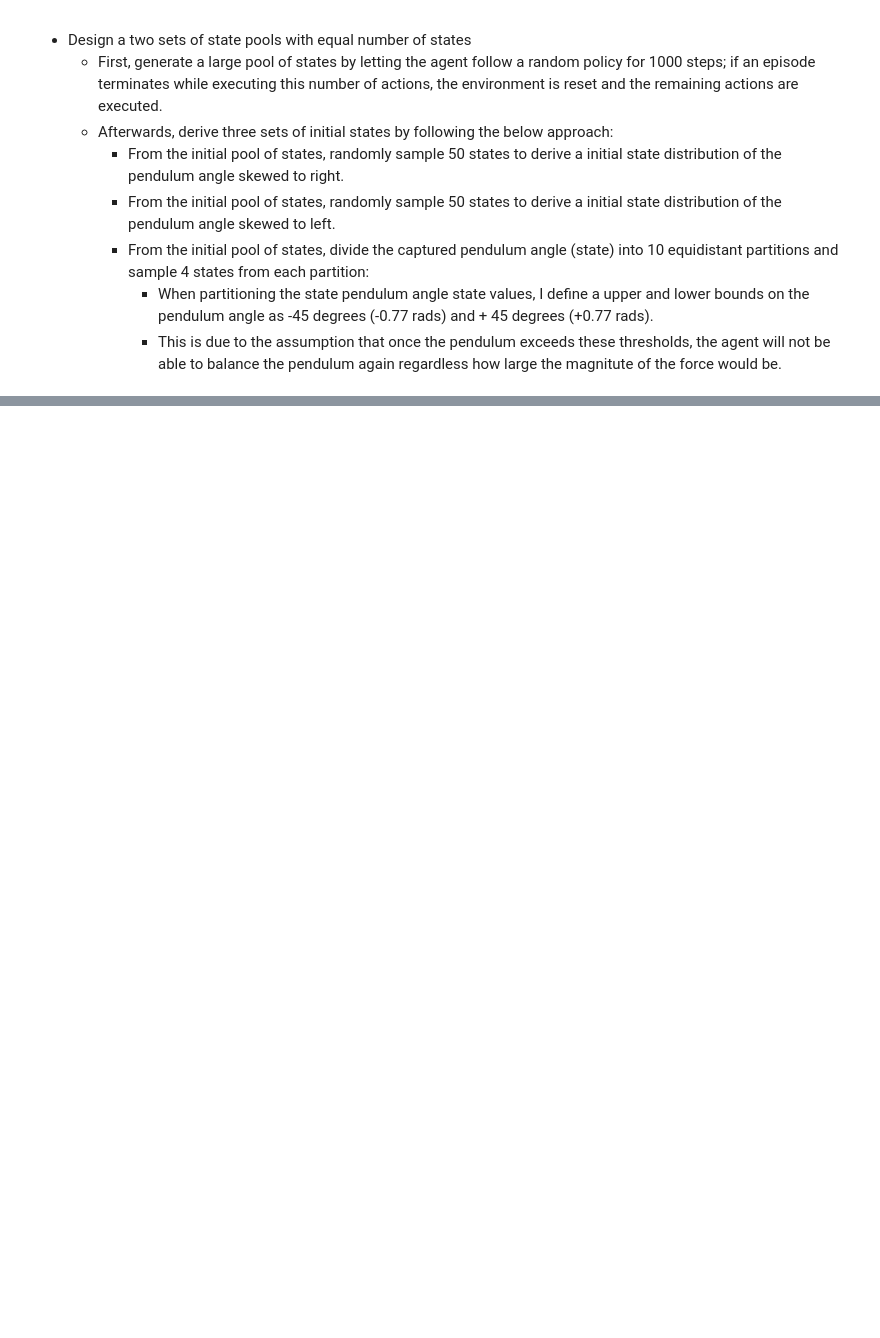
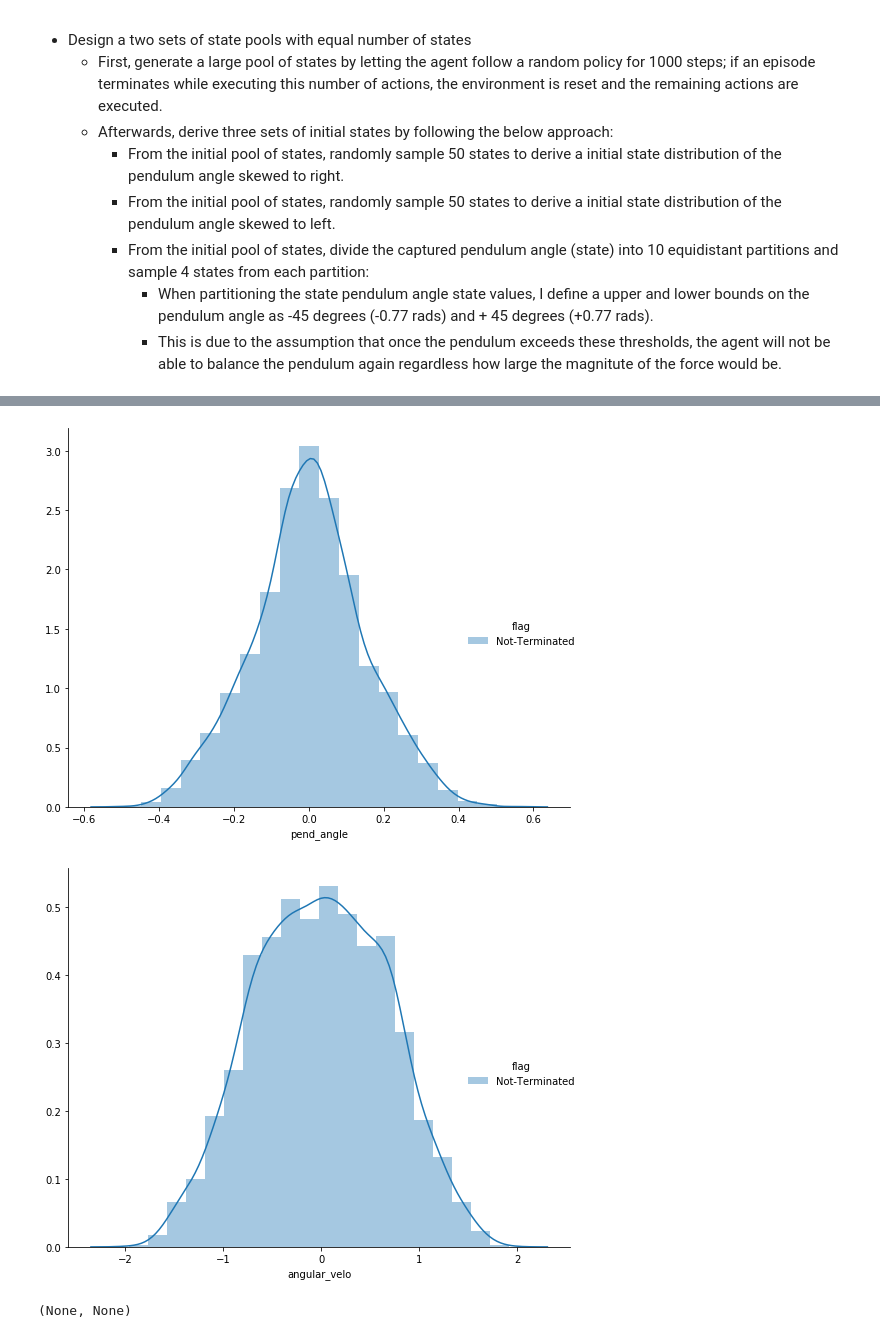
Before and after one commit to PandulaP/RL_Research, a Jupyter notebook: Pb_policy_iteration/cart_pole_modified_env/initial_state_analysis/initial_state_analysis.ipynb, the cells around one changed output, grey strips where cells are left out. Saved outputs shown, nothing was run; the diff lists cells and outputs as text; code cells hidden in the pictures; blank space fills up the shorter version.

```diff
--- a/Pb_policy_iteration/cart_pole_modified_env/initial_state_analysis/initial_state_analysis.ipynb
+++ b/Pb_policy_iteration/cart_pole_modified_env/initial_state_analysis/initial_state_analysis.ipynb
@@ -160,0 +170,22 @@ def partition_action_space(env_name:'string'
+# %%
+# Identify number of steps to select from each episode (after removing 4 states leading to terminal state)
+epi_n_epi_steps_fil_df = obs_df.groupby(['episode_num']).episodic_step.max().reset_index()
+epi_n_epi_steps_fil_df.loc[:,'epi_steps_to_use'] = epi_n_epi_steps_fil_df.episodic_step.apply(lambda val: max(0,val-5))
+
+obs_df = obs_df.merge(right = epi_n_epi_steps_fil_df.loc[:,['episode_num', 'epi_steps_to_use']]
+                     , right_on='episode_num'
+                     , left_on = 'episode_num'
+                     , how = 'left')
+
+obs_df.head(20)
+# %%
+# Empty list to store the selected rows for the reduced dataset
+filter_df_rows = []
+
+# Iterate over rows; only select the states/rows accoding to 'epi-steps-to-use' values
+for idx, row in obs_df.iterrows():
+
+    if row.episodic_step <= row.epi_steps_to_use:
+        filter_df_rows.append(row)
+
+obs_df_reduced = pd.concat(filter_df_rows,axis=1).T
@@ -160,0 +206,6 @@ def partition_action_space(env_name:'string'
+# %%
+plot_distribution(obs_df_reduced, 'pend_angle'), plot_distribution(obs_df_reduced, 'angular_velo')
+# %% [output]
+[figure, added]
+[figure, added]
+(None, None)
```
Also changed, not shown: parts of 21 cells of this notebook.
